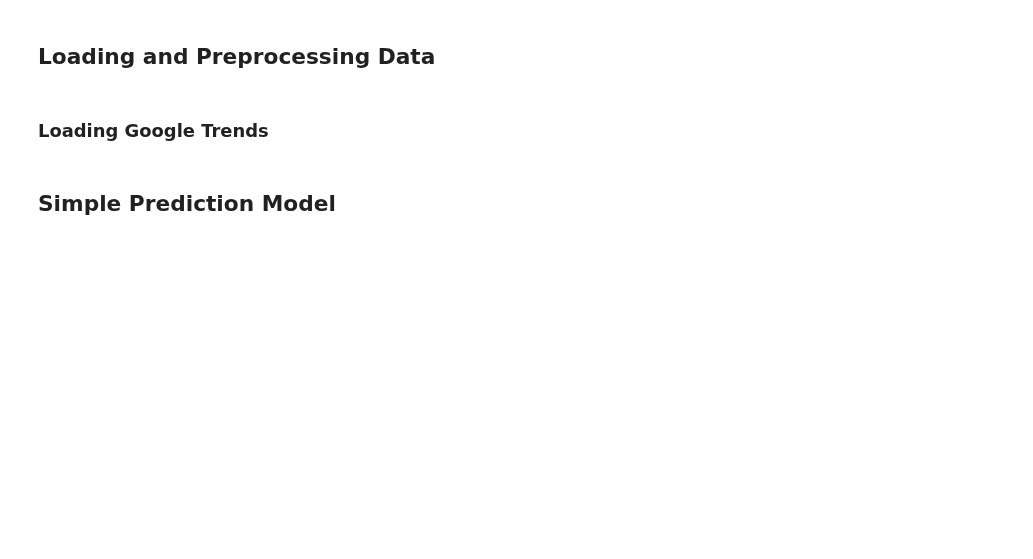
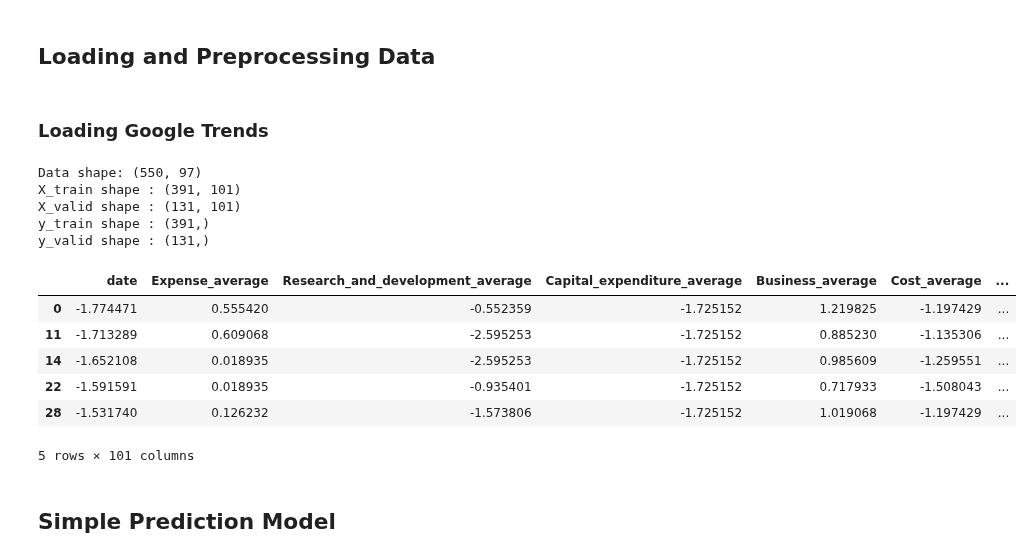
Before and after one commit to theS3b/Smoothing-Techniques-for-Predicting-High-Frequency-Time-Series, a Jupyter notebook: Simple NN Predictions.ipynb, the cells around one changed output. Drawn from its saved outputs; the diff is of its cells as text; code cells hidden in the pictures; blank space fills up the shorter version.

```diff
--- a/Simple NN Predictions.ipynb
+++ b/Simple NN Predictions.ipynb
@@ -35,3 +42,26 @@ countries
+# %%
+data, all_gdps, all_gts = load_data()
+
+print(f"Data shape: {data.shape}")
+
+
+preprocessor = Preprocessing(data=data, epsilon=EPS, mode=MODE, past_GDP_lags=PAST_GDPS, diff_period=PERIOD, all_GDPs=all_gdps, all_GTs=all_gts)
+X_train, y_train, X_valid, y_valid = preprocessor.preprocess_data(train_pct=TRAIN_PROPORTION)
+
+X_train[preprocessor.country_train == "Switzerland"].head()
+# %% [output]
+Data shape: (550, 97)
+X_train shape : (391, 101)
+X_valid shape : (131, 101)
+y_train shape : (391,)
+y_valid shape : (131,)
+|  | date | Expense_average | Research_and_development_average | Capital_expenditure_average | Business_average | Cost_average | ... |
+| 0 | -1.774471 | 0.555420 | -0.552359 | -1.725152 | 1.219825 | -1.197429 | ... |
+| 11 | -1.713289 | 0.609068 | -2.595253 | -1.725152 | 0.885230 | -1.135306 | ... |
+| 14 | -1.652108 | 0.018935 | -2.595253 | -1.725152 | 0.985609 | -1.259551 | ... |
+| 22 | -1.591591 | 0.018935 | -0.935401 | -1.725152 | 0.717933 | -1.508043 | ... |
+| 28 | -1.531740 | 0.126232 | -1.573806 | -1.725152 | 1.019068 | -1.197429 | ... |
+5 rows × 101 columns
 # %% [markdown]
 ## Simple Prediction Model
 # %% [markdown]
```
Also changed, not shown: parts of 14 cells of this notebook, 2 other files.
